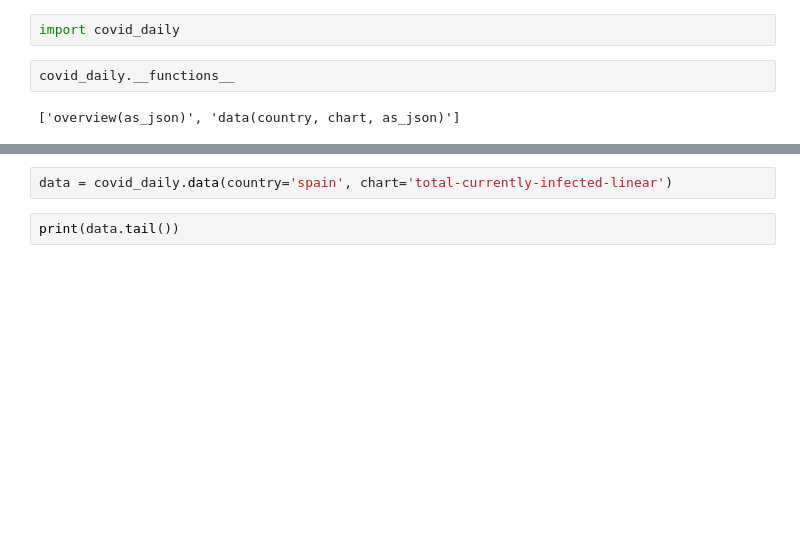
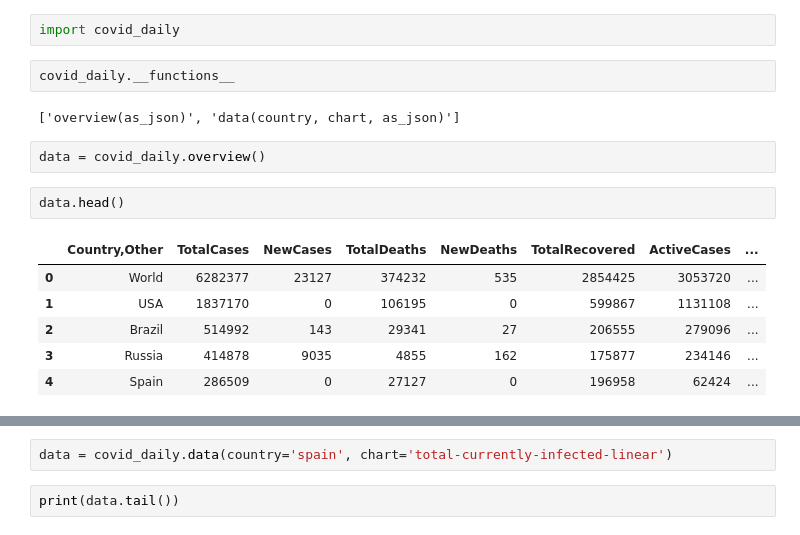
Before and after one commit to alvarobartt/covid-daily, a Jupyter notebook: scraper/package-test.ipynb, the cells around one changed output, grey strips where cells are left out. Cells and saved outputs as stored; diff of their text form; blank space fills up the shorter version.

Commit message:
fixed number formatting error in overview() & upgraded version

```diff
--- a/scraper/package-test.ipynb
+++ b/scraper/package-test.ipynb
@@ -4,3 +4,14 @@ import covid_daily
 covid_daily.__functions__
 # %% [output]
 ['overview(as_json)', 'data(country, chart, as_json)']
+# %%
+data = covid_daily.overview()
+# %%
+data.head()
+# %% [output]
+|  | Country,Other | TotalCases | NewCases | TotalDeaths | NewDeaths | TotalRecovered | ActiveCases | ... |
+| 0 | World | 6282377 | 23127 | 374232 | 535 | 2854425 | 3053720 | ... |
+| 1 | USA | 1837170 | 0 | 106195 | 0 | 599867 | 1131108 | ... |
+| 2 | Brazil | 514992 | 143 | 29341 | 27 | 206555 | 279096 | ... |
+| 3 | Russia | 414878 | 9035 | 4855 | 162 | 175877 | 234146 | ... |
+| 4 | Spain | 286509 | 0 | 27127 | 0 | 196958 | 62424 | ... |
```
Also changed, not shown: parts of 1 cell of this notebook, 5 other files.
